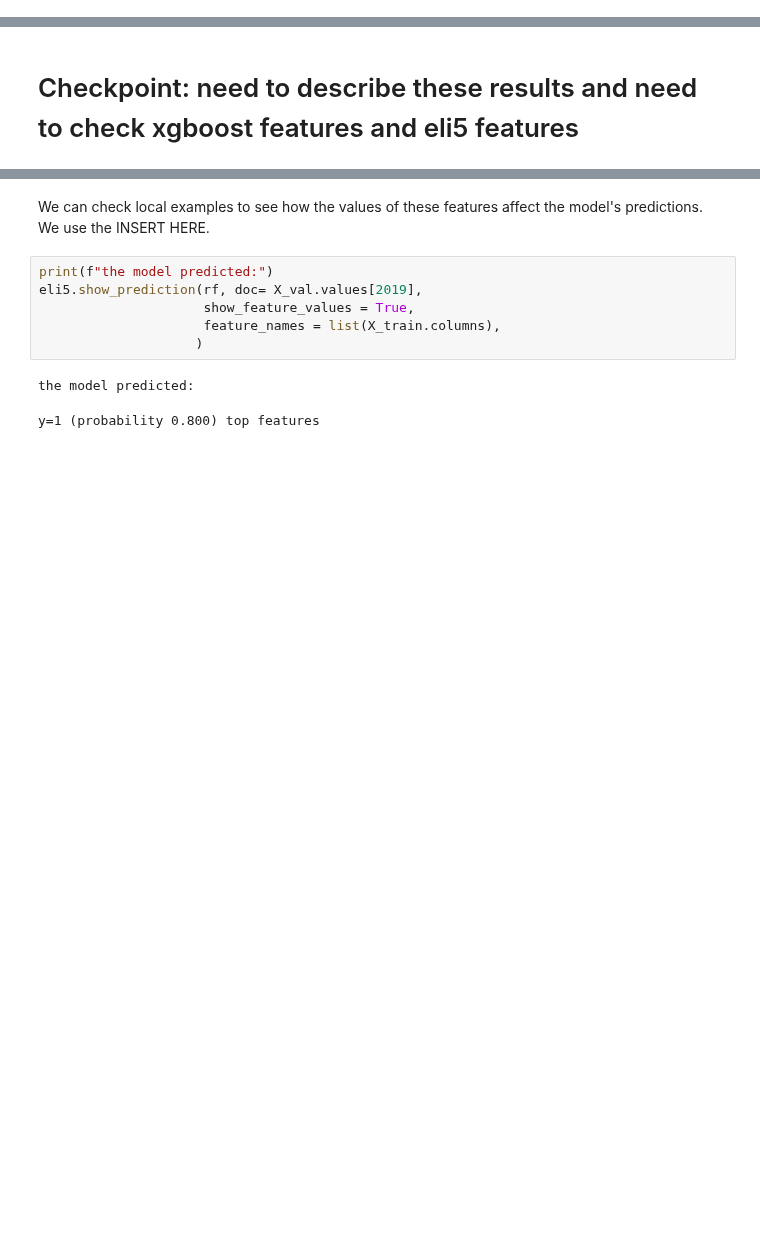
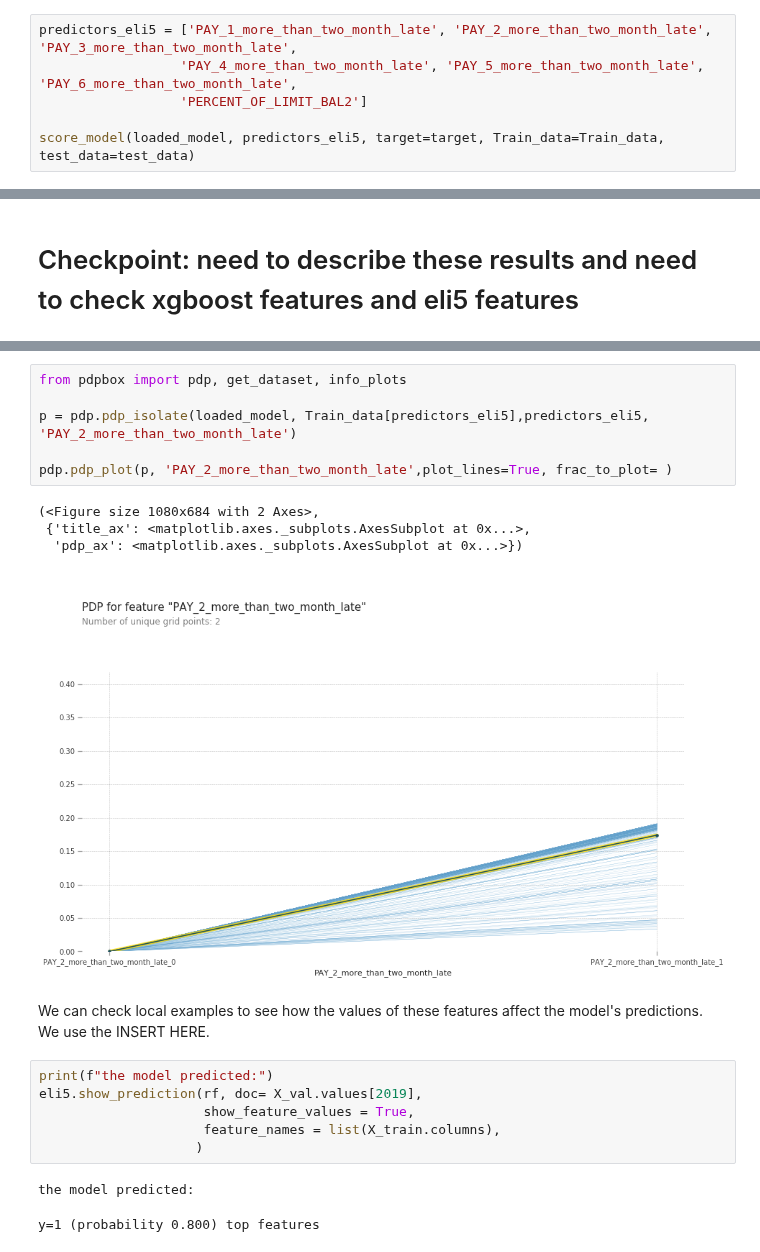
Before and after one commit to BA545-SP2019/2019-competition2-3-musketeers, a Jupyter notebook: Kevin/sequential_data_importance.ipynb, the cells around one changed output, grey strips where cells are left out. Cells and saved outputs as stored; diff of their text form; blank space fills up the shorter version.

```diff
--- a/Kevin/sequential_data_importance.ipynb
+++ b/Kevin/sequential_data_importance.ipynb
@@ -313,0 +319,6 @@ print(results.iloc[22]['predictors_used'])
+# %%
+predictors_eli5 = ['PAY_1_more_than_two_month_late', 'PAY_2_more_than_two_month_late', 'PAY_3_more_than_two_month_late',
+                  'PAY_4_more_than_two_month_late', 'PAY_5_more_than_two_month_late', 'PAY_6_more_than_two_month_late',
+                  'PERCENT_OF_LIMIT_BAL2']
+
+score_model(loaded_model, predictors_eli5, target=target, Train_data=Train_data, test_data=test_data)
@@ -327,3 +348,14 @@ Text(0,0.5,'Feature')
+# %%
+from pdpbox import pdp, get_dataset, info_plots
+
+p = pdp.pdp_isolate(loaded_model, Train_data[predictors_eli5],predictors_eli5, 'PAY_2_more_than_two_month_late')
+
+pdp.pdp_plot(p, 'PAY_2_more_than_two_month_late',plot_lines=True, frac_to_plot= )
+# %% [output]
+(<Figure size 1080x684 with 2 Axes>,
+ {'title_ax': <matplotlib.axes._subplots.AxesSubplot at 0x...>,
+  'pdp_ax': <matplotlib.axes._subplots.AxesSubplot at 0x...>})
+[figure, added]
 # %% [markdown]
 
 We can check local examples to see how the values of these features affect the model's predictions. We use the INSERT HERE.
```
Also changed, not shown: parts of 12 cells of this notebook.
